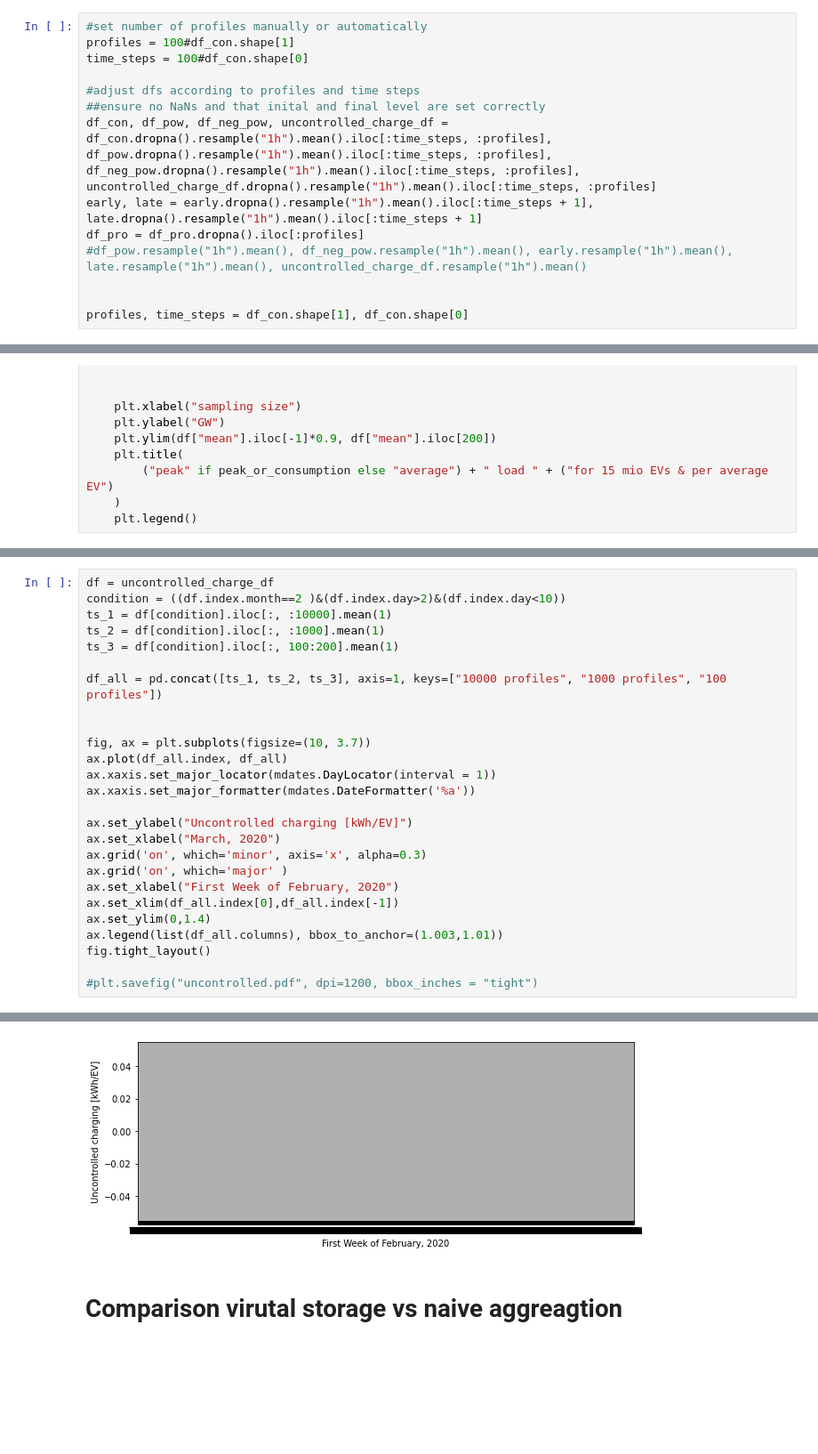
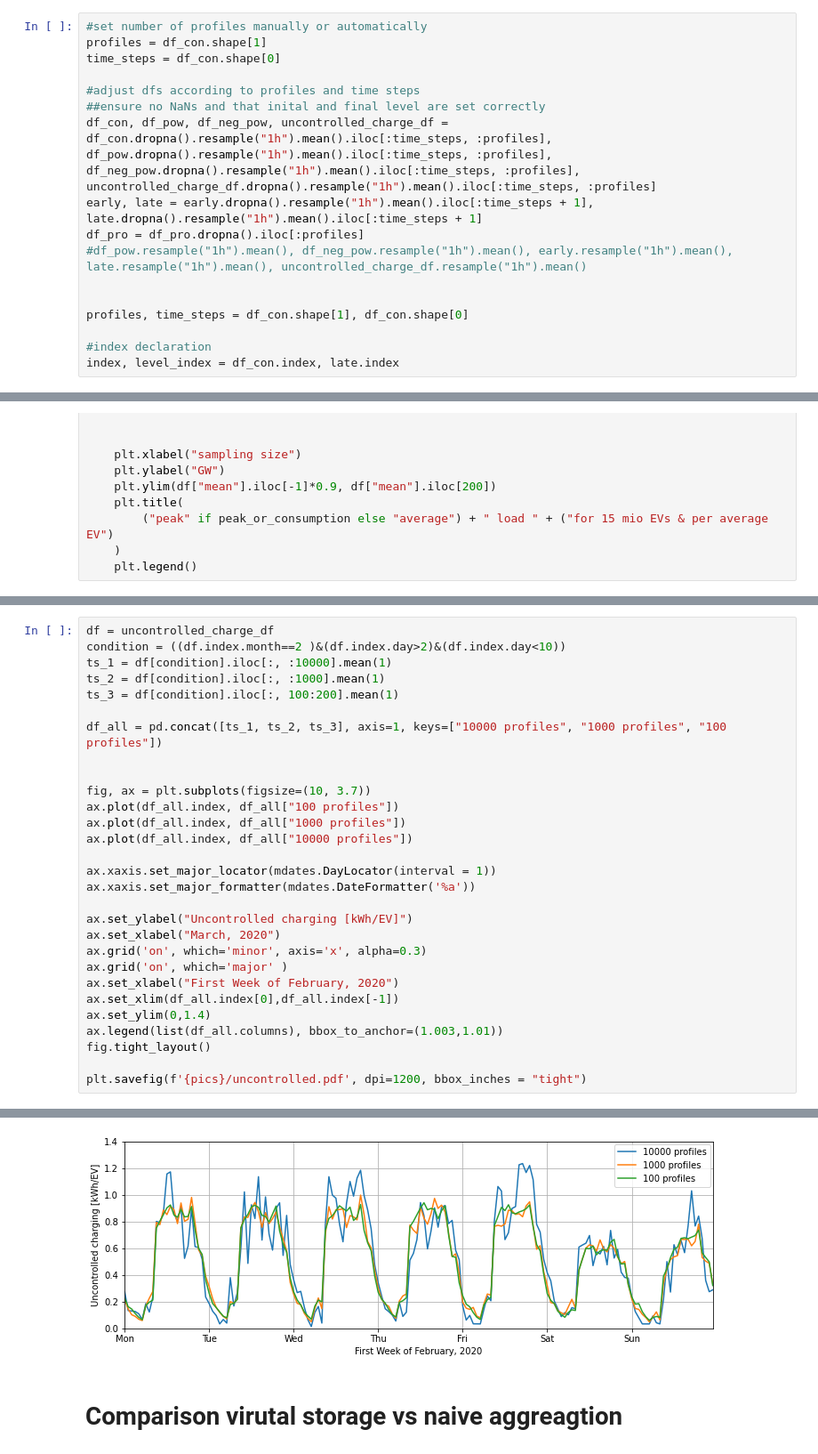
Before and after one commit to jmuessel/VirtualStorageEV, a Jupyter notebook: Aggregation/Virtual_Storage_Algorithm.ipynb, the cells around one changed output, grey strips where cells are left out. Shown: that part at 89% size. Cells and saved outputs as stored; diff of their text form; blank space fills up the shorter version.

```diff
--- a/Aggregation/Virtual_Storage_Algorithm.ipynb
+++ b/Aggregation/Virtual_Storage_Algorithm.ipynb
@@ -499,8 +535,8 @@ early = pd.read_pickle(f"{output}/early")
 late = pd.read_pickle(f"{output}/late")
 # %%
 #set number of profiles manually or automatically
-profiles = 100#df_con.shape[1]
-time_steps = 100#df_con.shape[0]
+profiles = df_con.shape[1]
+time_steps = df_con.shape[0]
 
 #adjust dfs according to profiles and time steps
 ##ensure no NaNs and that inital and final level are set correctly
@@ -511,6 +547,9 @@ df_pro = df_pro.dropna().iloc[:profiles]
 
 
 profiles, time_steps = df_con.shape[1], df_con.shape[0]
+
+#index declaration
+index, level_index = df_con.index, late.index
 # %%
 #number of profiles and time steps and scaling factor for fleet of 15 mio EVs [assumption]
 scale = 15/profiles #sampled fleet in kW --> 15 mio EVs in GW
@@ -820,7 +853,10 @@ df_all = pd.concat([ts_1, ts_2, ts_3], axis=1, keys=["10000 profiles", "1000 pro
 
 
 fig, ax = plt.subplots(figsize=(10, 3.7))
-ax.plot(df_all.index, df_all)
+ax.plot(df_all.index, df_all["100 profiles"])
+ax.plot(df_all.index, df_all["1000 profiles"])
+ax.plot(df_all.index, df_all["10000 profiles"])
+
 ax.xaxis.set_major_locator(mdates.DayLocator(interval = 1))
 ax.xaxis.set_major_formatter(mdates.DateFormatter('%a'))
 
@@ -834,5 +870,5 @@ ax.set_ylim(0,1.4)
 ax.legend(list(df_all.columns), bbox_to_anchor=(1.003,1.01))
 fig.tight_layout()
 
-#plt.savefig("uncontrolled.pdf", dpi=1200, bbox_inches = "tight")
+plt.savefig(f'{pics}/uncontrolled.pdf', dpi=1200, bbox_inches = "tight")
 # %% [output]
@@ -857,4 +875,4 @@ Locator attempting to generate 3654 ticks ([10957.0, ..., 14610.0]), which excee
-[figure, old version]
+[figure, new version]
 # %% [markdown]
 # Comparison virutal storage vs naive aggreagtion
 # %% [markdown]
```
Also changed, not shown: parts of 26 cells of this notebook.
